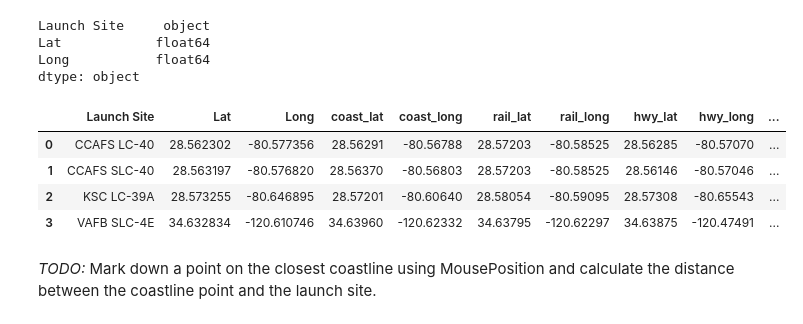
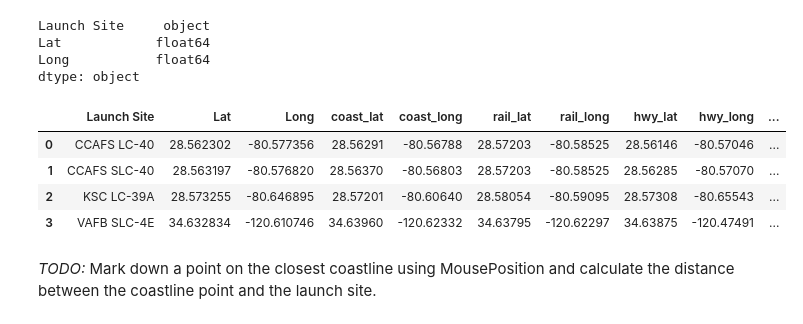
Before and after one commit to tpilkington/DSCapstoneProject, a Jupyter notebook: Capstone - 06 - Visual Analytics with Folium.ipynb, the cells around one changed output. Cells and saved outputs as stored; diff of their text form; code cells hidden in the pictures.

```diff
--- a/Capstone - 06 - Visual Analytics with Folium.ipynb
+++ b/Capstone - 06 - Visual Analytics with Folium.ipynb
@@ -321,20 +318,20 @@ dtype: object
 # %%
 obstructions = launch_sites_df.copy(deep=True)
 obstructions['coast_lat'] = [28.56291, 28.5637, 28.57201, 34.6396]
 obstructions['coast_long'] = [-80.56788, -80.56803, -80.6064, -120.62332]
 obstructions['rail_lat'] = [28.57203, 28.57203, 28.58054, 34.63795]
 obstructions['rail_long'] = [-80.58525, -80.58525, -80.59095, -120.62297]
-obstructions['hwy_lat'] = [28.56285, 28.56146, 28.57308, 34.63875]
-obstructions['hwy_long'] = [-80.5707, -80.57046, -80.65543, -120.47491]
+obstructions['hwy_lat'] = [28.56146, 28.56285, 28.57308, 34.63875]
+obstructions['hwy_long'] = [-80.57046, -80.5707, -80.65543, -120.47491]
 obstructions['city_lat'] = [28.40796, 28.40796, 28.57337, 34.63364]
 obstructions['city_long'] = [-80.60591, -80.60591, -80.79877, -120.48403]
 obstructions['wild_lat'] = [28.56893, 28.55745, 28.573255, 34.64026]
 obstructions['wild_long'] = [-80.57684, -80.58068, -80.646895, -120.62284]
 obstructions
 # %% [output]
 |  | Launch Site | Lat | Long | coast_lat | coast_long | rail_lat | rail_long | hwy_lat | hwy_long | ... |
-| 0 | CCAFS LC-40 | 28.562302 | -80.577356 | 28.56291 | -80.56788 | 28.57203 | -80.58525 | 28.56285 | -80.57070 | ... |
-| 1 | CCAFS SLC-40 | 28.563197 | -80.576820 | 28.56370 | -80.56803 | 28.57203 | -80.58525 | 28.56146 | -80.57046 | ... |
+| 0 | CCAFS LC-40 | 28.562302 | -80.577356 | 28.56291 | -80.56788 | 28.57203 | -80.58525 | 28.56146 | -80.57046 | ... |
+| 1 | CCAFS SLC-40 | 28.563197 | -80.576820 | 28.56370 | -80.56803 | 28.57203 | -80.58525 | 28.56285 | -80.57070 | ... |
 | 2 | KSC LC-39A | 28.573255 | -80.646895 | 28.57201 | -80.60640 | 28.58054 | -80.59095 | 28.57308 | -80.65543 | ... |
 | 3 | VAFB SLC-4E | 34.632834 | -120.610746 | 34.63960 | -120.62332 | 34.63795 | -120.62297 | 34.63875 | -120.47491 | ... |
 # %% [markdown]
```
Also changed, not shown: parts of 4 cells of this notebook.
